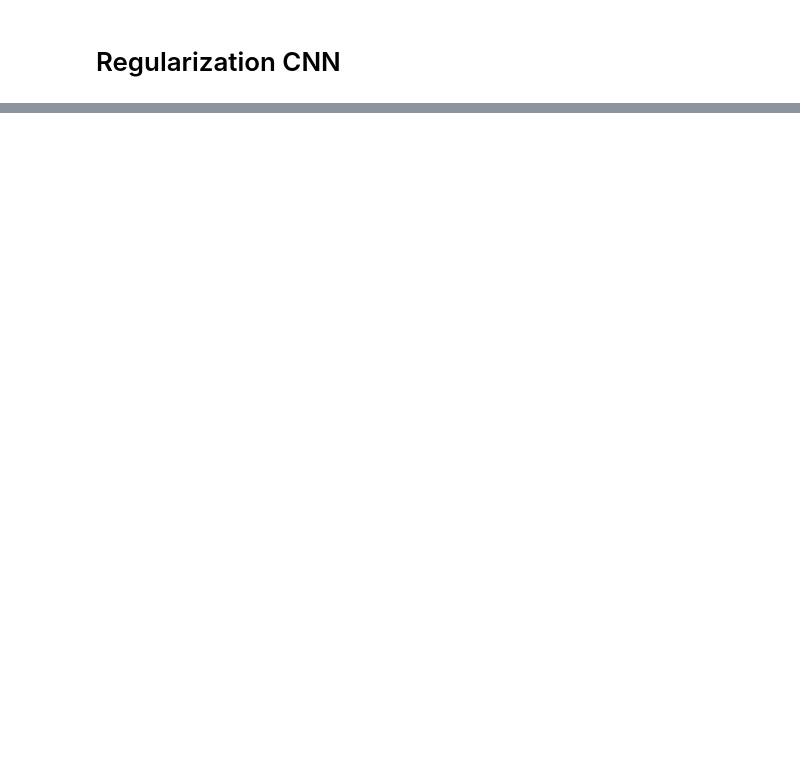
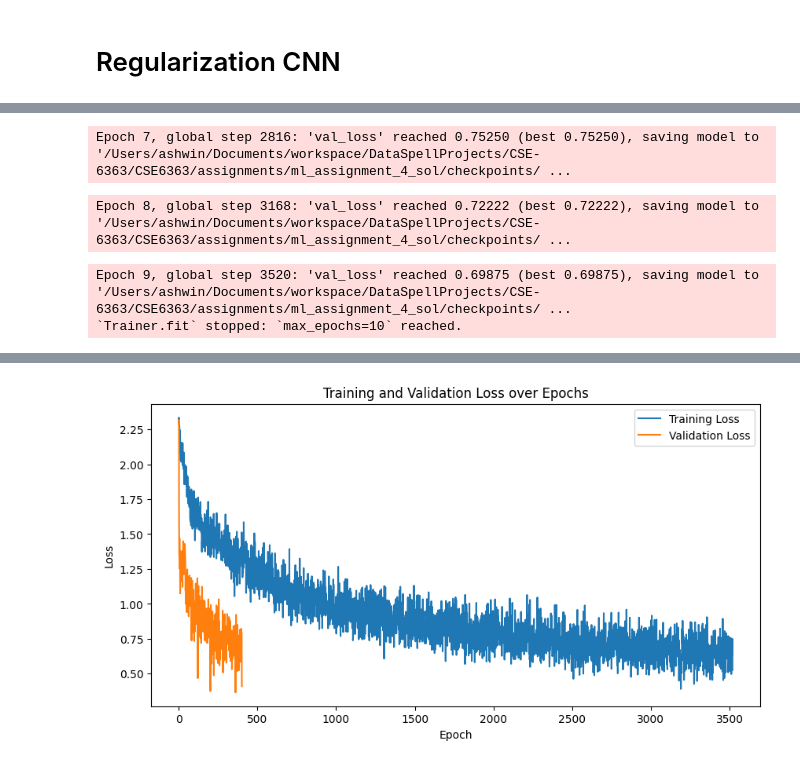
Before and after one commit to ashwin-athappan/CSE6363, a Jupyter notebook: assignments/ml_assignment_4_sol/1002248214.ipynb, the cells around one changed output, grey strips where cells are left out. Drawn from its saved outputs; the diff is of its cells as text; code cells hidden in the pictures; blank space fills up the shorter version.

Commit message:
Assignment 4 updates

```diff
--- a/assignments/ml_assignment_4_sol/1002248214.ipynb
+++ b/assignments/ml_assignment_4_sol/1002248214.ipynb
@@ -187,11 +531,11 @@ class ResNet18(L.LightningModule):
 # %%
-class RegularizationCNN(L.LightningModule):
-    def __init__(self, num_classes=10, size=8):
+class TransferLearningCNN(L.LightningModule):
+    def __init__(self, num_classes=10):
         super().__init__()
 
         # Convolutional Layers
         self.conv_layers = nn.Sequential(
-            nn.Conv2d(1, 32, kernel_size=3, stride=1, padding=1),
+            nn.Conv2d(3, 32, kernel_size=3, stride=1, padding=1),
             nn.ReLU(),
             nn.MaxPool2d(kernel_size=2, stride=2),
 
@@ -206,9 +550,8 @@ class RegularizationCNN(L.LightningModule):
 
         # Fully Connected Layers
         self.fc_layers = nn.Sequential(
-            nn.Linear(128 * size * size, 256),
+            nn.Linear(128 * 4 * 4, 256),
             nn.ReLU(),
-            nn.Dropout(0.5),  # Dropout for regularization
             nn.Linear(256, num_classes)
         )
 
@@ -252,13 +595,75 @@ class RegularizationCNN(L.LightningModule):
         self.log("test_accuracy", self.accuracy)
 
     def train_epoch(self):
-        avg_train_loss = sum(self.train_losses)/len(self.train_losses) if self.train_losses else None
+        avg_train_loss = sum(self.train_losses) / len(self.train_losses) if self.train_losses else None
         print(f'Epoch {self.current_epoch}: Average Training Loss:{avg_train_loss}')
 
     def validation_epoch(self):
-        avg_val_loss = sum(self.val_losses)/len(self.val_losses) if self.val_losses else None
+        avg_val_loss = sum(self.val_losses) / len(self.val_losses) if self.val_losses else None
         print(f'Epoch {self.current_epoch}: Average Validation Loss:{avg_val_loss}')
 
     def configure_optimizers(self):
         optimizer = torch.optim.Adam(self.parameters(), lr=1e-3)
         return optimizer
+
+train_transforms = transforms.Compose([
+    transforms.RandomHorizontalFlip(),
+    transforms.RandomCrop(32, padding=4),
+    transforms.ToTensor(),
+    transforms.Normalize((0.4914, 0.4822, 0.4465), (0.2023, 0.1994, 0.2010))
+])
+
+test_transforms = transforms.Compose([
+    transforms.ToTensor(),
+    transforms.Normalize((0.4914, 0.4822, 0.4465), (0.2023, 0.1994, 0.2010))
+])
+
+train_dataset = CIFAR10(root="data", train=True, download=True, transform=train_transforms)
+test_dataset = CIFAR10(root="data", train=False, download=True, transform=test_transforms)
+
+train_set_size = int(len(train_dataset) * 0.9)
+val_set_size = len(train_dataset) - train_set_size
+
+seed = torch.Generator().manual_seed(42)
+train_dataset, val_dataset = random_split(train_dataset, [train_set_size, val_set_size], generator=seed)
+
+train_loader = DataLoader(train_dataset, batch_size=128, shuffle=True, num_workers=8, persistent_workers=True)
+val_loader = DataLoader(val_dataset, batch_size=128, shuffle=False, num_workers=8, persistent_workers=True)
+test_loader = DataLoader(test_dataset, batch_size=128, shuffle=False, num_workers=8, persistent_workers=True)
+
+model = TransferLearningCNN(num_classes=10)
+
+early_stop_callback = EarlyStopping(monitor="val_loss", mode="min", patience=5)
+checkpoint_callback = ModelCheckpoint(
+    monitor="val_loss",
+    mode="min",
+    dirpath="./checkpoints",
+    filename="cifar10_cnn",
+    save_top_k=1,
+    verbose=True
+)
+
+trainer = L.Trainer(
+    max_epochs=10,
+    accelerator="gpu",
+    devices=1,
+    callbacks=[early_stop_callback, checkpoint_callback],
+    enable_progress_bar=True
+)
+
+trainer.fit(model=model, train_dataloaders=train_loader, val_dataloaders=val_loader)
+
+trainer.test(model=model, dataloaders=test_loader)
+
+def plot_transfer_losses(model):
+    plt.figure(figsize=(10, 5))
+    plt.plot(model.train_losses, label="Training Loss")
+    plt.plot(model.val_losses, label="Validation Loss")
+    plt.xlabel("Epoch")
+    plt.ylabel("Loss")
+    plt.title("Training and Validation Loss over Epochs")
+    plt.legend()
+    plt.show()
+
+plot_transfer_losses(model)
+# %% [output]
@@ -264,0 +693,4 @@ class RegularizationCNN(L.LightningModule):
+Epoch 7, global step 2816: 'val_loss' reached 0.75250 (best 0.75250), saving model to '/Users/ashwin/Documents/workspace/DataSpellProjects/CSE-6363/CSE6363/assignments/ml_assignment_4_sol/checkpoints/ ...
+Epoch 8, global step 3168: 'val_loss' reached 0.72222 (best 0.72222), saving model to '/Users/ashwin/Documents/workspace/DataSpellProjects/CSE-6363/CSE6363/assignments/ml_assignment_4_sol/checkpoints/ ...
+Epoch 9, global step 3520: 'val_loss' reached 0.69875 (best 0.69875), saving model to '/Users/ashwin/Documents/workspace/DataSpellProjects/CSE-6363/CSE6363/assignments/ml_assignment_4_sol/checkpoints/ ...
+`Trainer.fit` stopped: `max_epochs=10` reached.
@@ -264,0 +703 @@ class RegularizationCNN(L.LightningModule):
+[figure, added]
```
Also changed, not shown: parts of 32 cells of this notebook, 16 other files.
